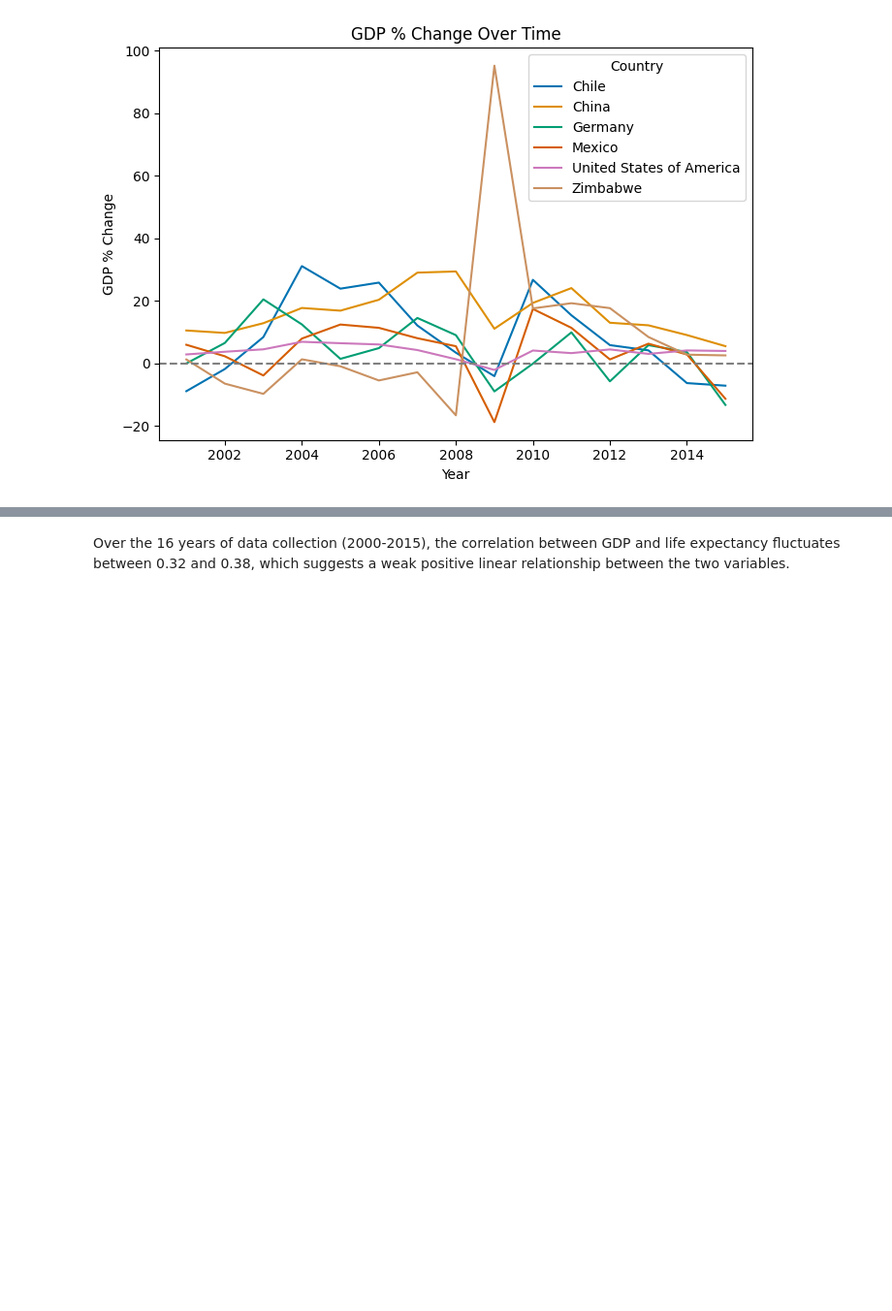
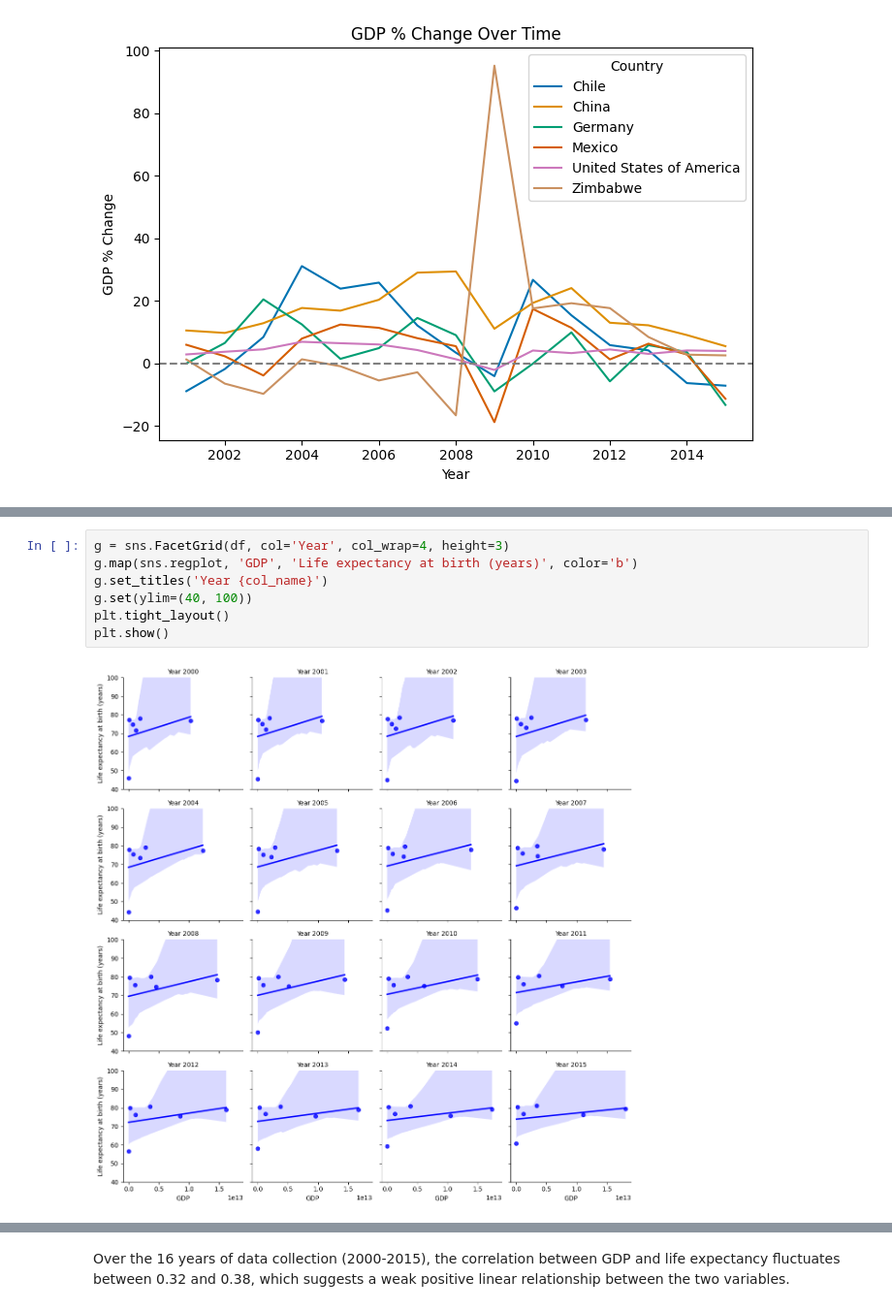
Before and after one commit to alanjameschapman/Life-Expectancy-and-GDP-Starter, a Jupyter notebook: life_expectancy_gdp.ipynb, the cells around one changed output, grey strips where cells are left out. Shown: that part at 97% size. Drawn from its saved outputs; the diff is of its cells as text; blank space fills up the shorter version.

```diff
--- a/life_expectancy_gdp.ipynb
+++ b/life_expectancy_gdp.ipynb
@@ -378,0 +464,9 @@ One measure of correlation is the Pearson correlation coefficient, which ranges
+# %%
+g = sns.FacetGrid(df, col='Year', col_wrap=4, height=3)
+g.map(sns.regplot, 'GDP', 'Life expectancy at birth (years)', color='b')
+g.set_titles('Year {col_name}')
+g.set(ylim=(40, 100))
+plt.tight_layout()
+plt.show()
+# %% [output]
+[figure, added]
```
Also changed, not shown: parts of 47 cells of this notebook.
